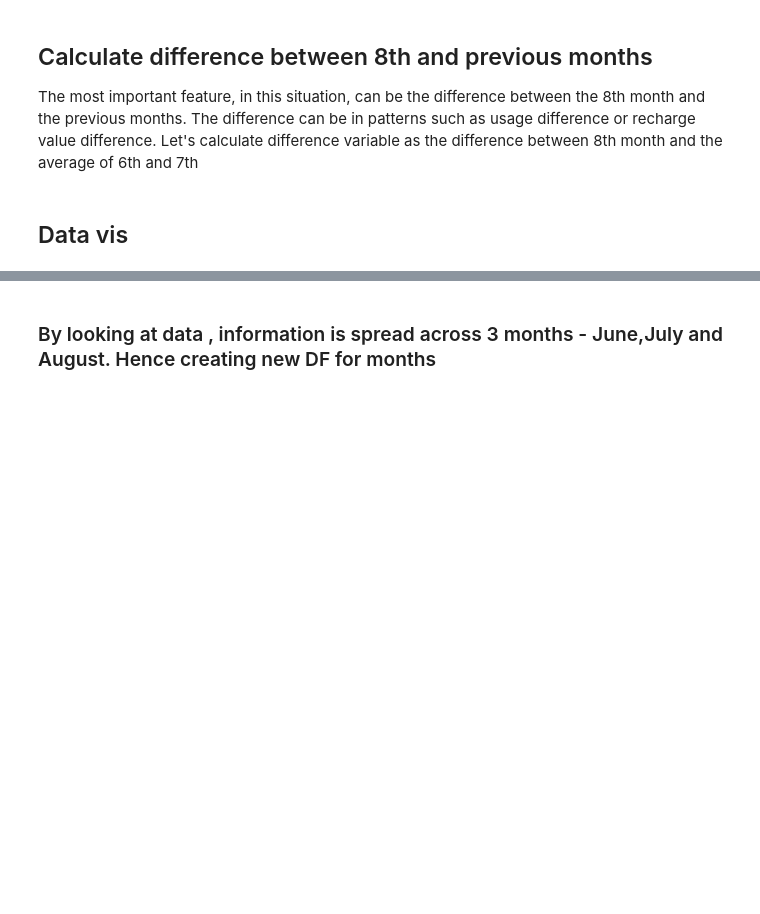
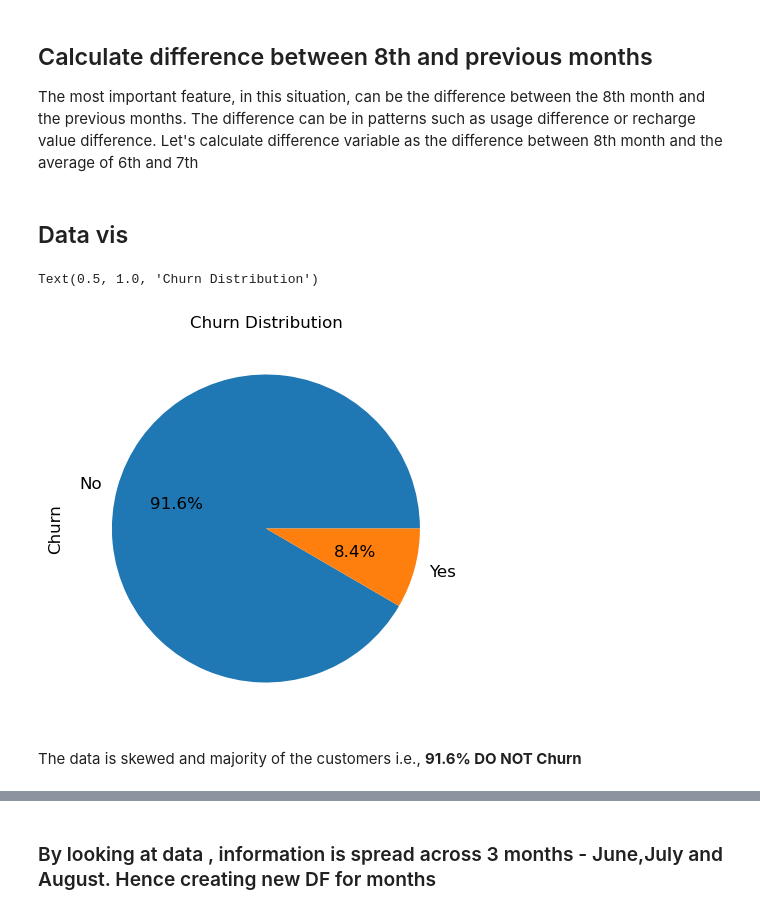
Before and after one commit to Naveenkv93/Telecom_Churn, a Jupyter notebook: Telecom_Churn_Case_Study.ipynb, the cells around one changed output, grey strips where cells are left out. Saved outputs shown, nothing was run; the diff lists cells and outputs as text; code cells hidden in the pictures; blank space fills up the shorter version.

```diff
--- a/Telecom_Churn_Case_Study.ipynb
+++ b/Telecom_Churn_Case_Study.ipynb
@@ -369,10 +369,21 @@ telecom_filtered['total_rech_data_diff'] = telecom_filtered.total_rech_data_8 -
 
 telecom_filtered['max_rech_data_diff'] = telecom_filtered.max_rech_data_8 - ((telecom_filtered.max_rech_data_6 + telecom_filtered.max_rech_data_7)/2)
 
-telecom_filtered['av_rech_amt_data_diff'] = telecom_filtered.av_rech_amt_data_8 - ((telecom_filtered.av_rech_amt_data_6 + telecom_filtered.av_rech_amt_data_7)/2)
+telecom_filtered['av_rech_amt_dataaa_diff'] = telecom_filtered.av_rech_amt_data_8 - ((telecom_filtered.av_rech_amt_data_6 + telecom_filtered.av_rech_amt_data_7)/2)
 
 telecom_filtered['vol_2g_mb_diff'] = telecom_filtered.vol_2g_mb_8 - ((telecom_filtered.vol_2g_mb_6 + telecom_filtered.vol_2g_mb_7)/2)
 
 telecom_filtered['vol_3g_mb_diff'] = telecom_filtered.vol_3g_mb_8 - ((telecom_filtered.vol_3g_mb_6 + telecom_filtered.vol_3g_mb_7)/2)
 # %% [markdown]
 ## Data vis
+# %%
+#Churn Distribution
+churn_dist = (telecom_filtered['churn_probability'].value_counts()*100.0 /len(telecom_filtered)).plot.pie(autopct='%.1f%%', labels = ['No', 'Yes'],figsize =(5,5), fontsize = 12 )
+
+churn_dist.set_ylabel('Churn',fontsize = 12)
+churn_dist.set_title('Churn Distribution', fontsize = 12)
+# %% [output]
+Text(0.5, 1.0, 'Churn Distribution')
+[figure, added]
+# %% [markdown]
+The data is skewed and majority of the customers i.e., **91.6% DO NOT Churn**
```
Also changed, not shown: parts of 46 cells of this notebook.
